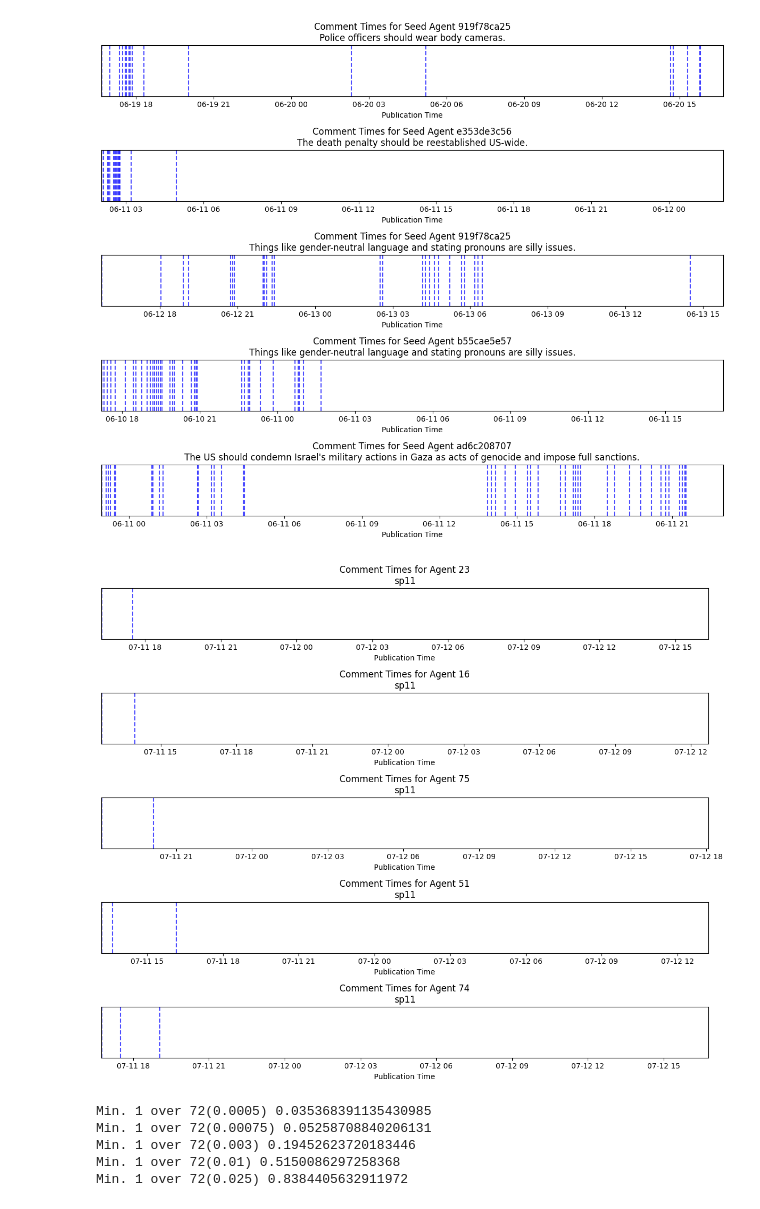
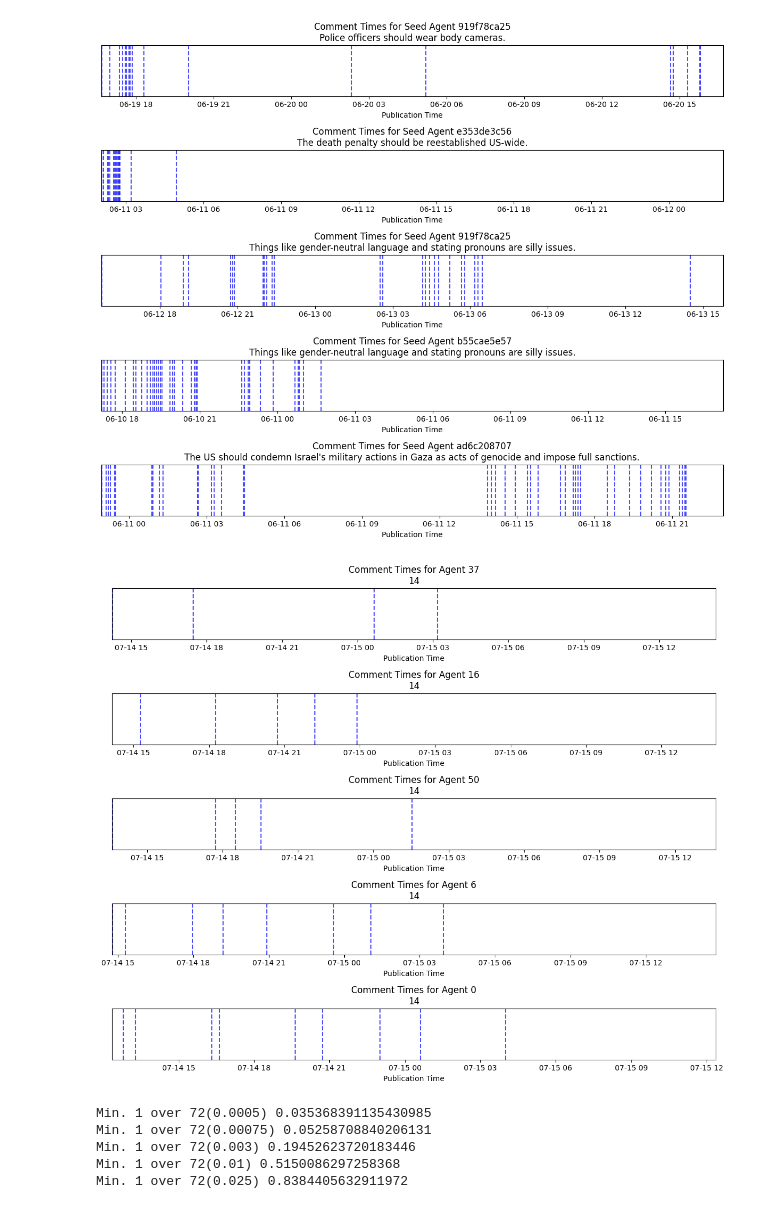
Before and after one commit to rutschmanna/oasis, a Jupyter notebook: scripts/01_replication-df.ipynb, the cells around one changed output. Saved outputs shown, nothing was run; the diff lists cells and outputs as text; code cells hidden in the pictures.

```diff
--- a/scripts/01_replication-df.ipynb
+++ b/scripts/01_replication-df.ipynb
@@ -17,4 +17,5 @@ import utils.processing_utils as pu
 import utils.simulation_utils as su
 # %%
 save_figs = False
+start_str="reddit-sim_qwen_pf1-60h"
 # %%
@@ -77,7 +81,7 @@ pf6: 100
 # %%
 data = pu.load_db_json_data(
     "/../abyss/home/oasis/oasis-rutschmanna/data/db_json/",
-    "reddit-sim_qwen_pf1-20h",
+    start_str,
     to_df=True
 )
 
@@ -411,40 +395,40 @@ plt.show()
 # SIM
 n = 5
 t = data[list(data.keys())[0]]
-t = t[t["seed_post"] == "sp11"]
+t = t[t["seed_post"] == 14]
 temp = t.groupby(["user_id", "seed_post"]).size().sort_values().tail(n)
 
 j = 0
 fig, axs = plt.subplots(n, 1, figsize=(12, n*2))
 for i, r in temp.items():
     comments = t[
     t["user_id"] == i[0]
     ]
     comments = comments[comments["seed_post"] == i[1]][
     "created_at"
     ]
 
     for comment in pd.to_datetime(comments):
         axs[j].axvline(x=comment, color='b', linestyle='--', alpha=0.7)
 
     # axs[j].set_xlim([pd.to_datetime(comments).min() - pd.Timedelta(minutes=1),
     #              pd.to_datetime(comments).max() + pd.Timedelta(minutes=1)])
     axs[j].set_xlim([pd.to_datetime(comments).min() - pd.Timedelta(minutes=1),
                  pd.to_datetime(comments).min() + pd.Timedelta(hours=24, minutes=1)])
     axs[j].set_ylim([0, 0.1])
     axs[j].set_title(f"Comment Times for Agent {i[0]}\n{i[1]}")
     axs[j].set_xlabel("Publication Time")
 
     axs[j].set_yticks([])
 
     j += 1
 
 plt.tight_layout()
 if save_figs:
     plt.savefig("figures/sim_top-5_burst.jpg")
 plt.show()
 # %% [output]
-[figure, old version]
+[figure, new version]
 # %%
 # Determine intial activation prob
 k = 0
```
Also changed, not shown: parts of 8 cells of this notebook, 2 other files.
